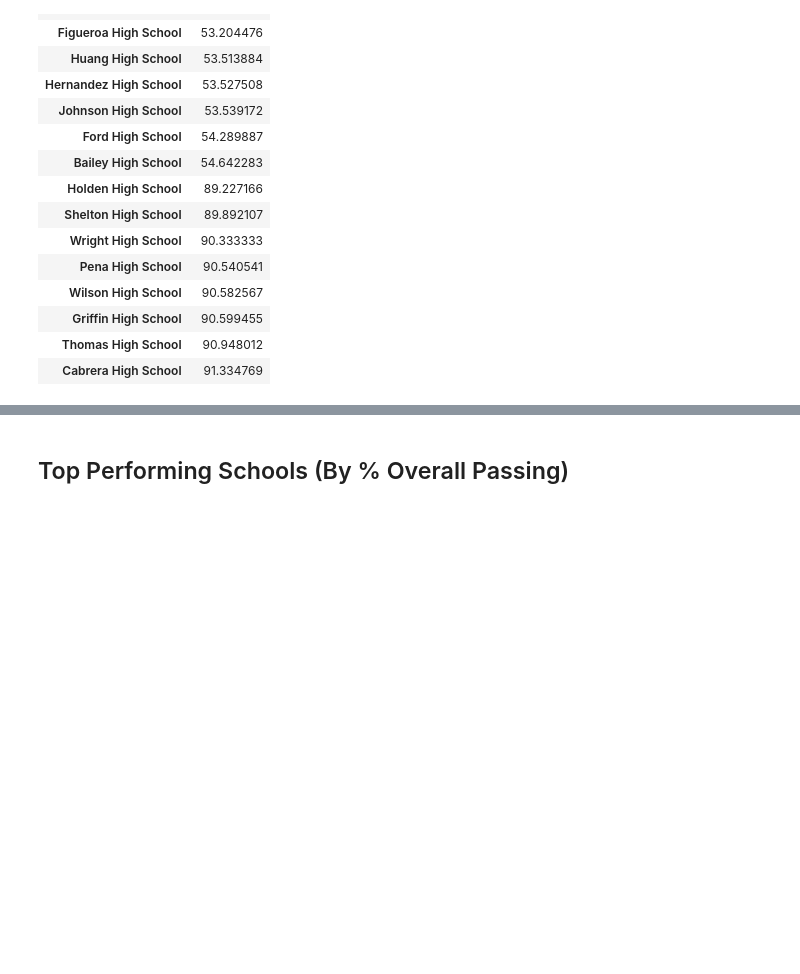
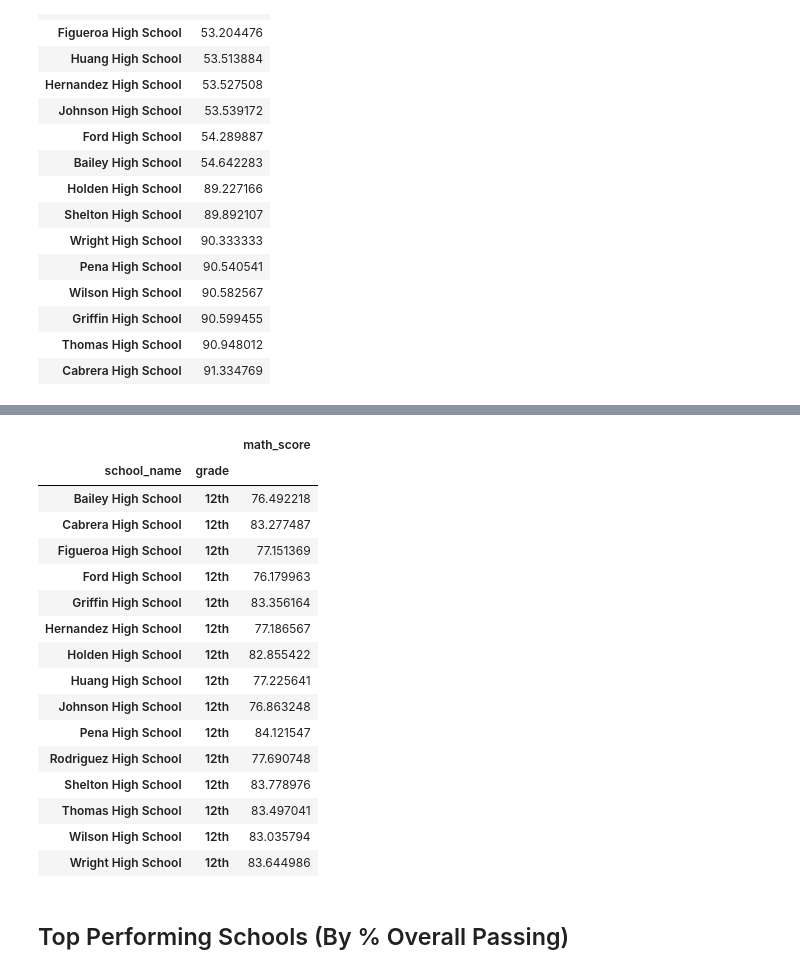
Before and after one commit to harsh-env/pandas-challenge, a Jupyter notebook: PyCitySchools/PyCitySchools_starter-Copy4.ipynb, the cells around one changed output, grey strips where cells are left out. Saved outputs shown, nothing was run; the diff lists cells and outputs as text; code cells hidden in the pictures; blank space fills up the shorter version.

```diff
--- a/PyCitySchools/PyCitySchools_starter-Copy4.ipynb
+++ b/PyCitySchools/PyCitySchools_starter-Copy4.ipynb
@@ -317,3 +385,26 @@ KeyError: 'grades'
+# %%
+twelth_df = grp_sch_gr_df.query("grade =='12th'")
+# new_ninth_df = ninth_df["math_score"]
+
+twelth_df
+# %% [output]
+|  |  | math_score |
+| school_name | grade |  |
+| Bailey High School | 12th | 76.492218 |
+| Cabrera High School | 12th | 83.277487 |
+| Figueroa High School | 12th | 77.151369 |
+| Ford High School | 12th | 76.179963 |
+| Griffin High School | 12th | 83.356164 |
+| Hernandez High School | 12th | 77.186567 |
+| Holden High School | 12th | 82.855422 |
+| Huang High School | 12th | 77.225641 |
+| Johnson High School | 12th | 76.863248 |
+| Pena High School | 12th | 84.121547 |
+| Rodriguez High School | 12th | 77.690748 |
+| Shelton High School | 12th | 83.778976 |
+| Thomas High School | 12th | 83.497041 |
+| Wilson High School | 12th | 83.035794 |
+| Wright High School | 12th | 83.644986 |
 # %% [markdown]
 ## Top Performing Schools (By % Overall Passing)
 # %% [markdown]
```
Also changed, not shown: parts of 4 cells of this notebook.
